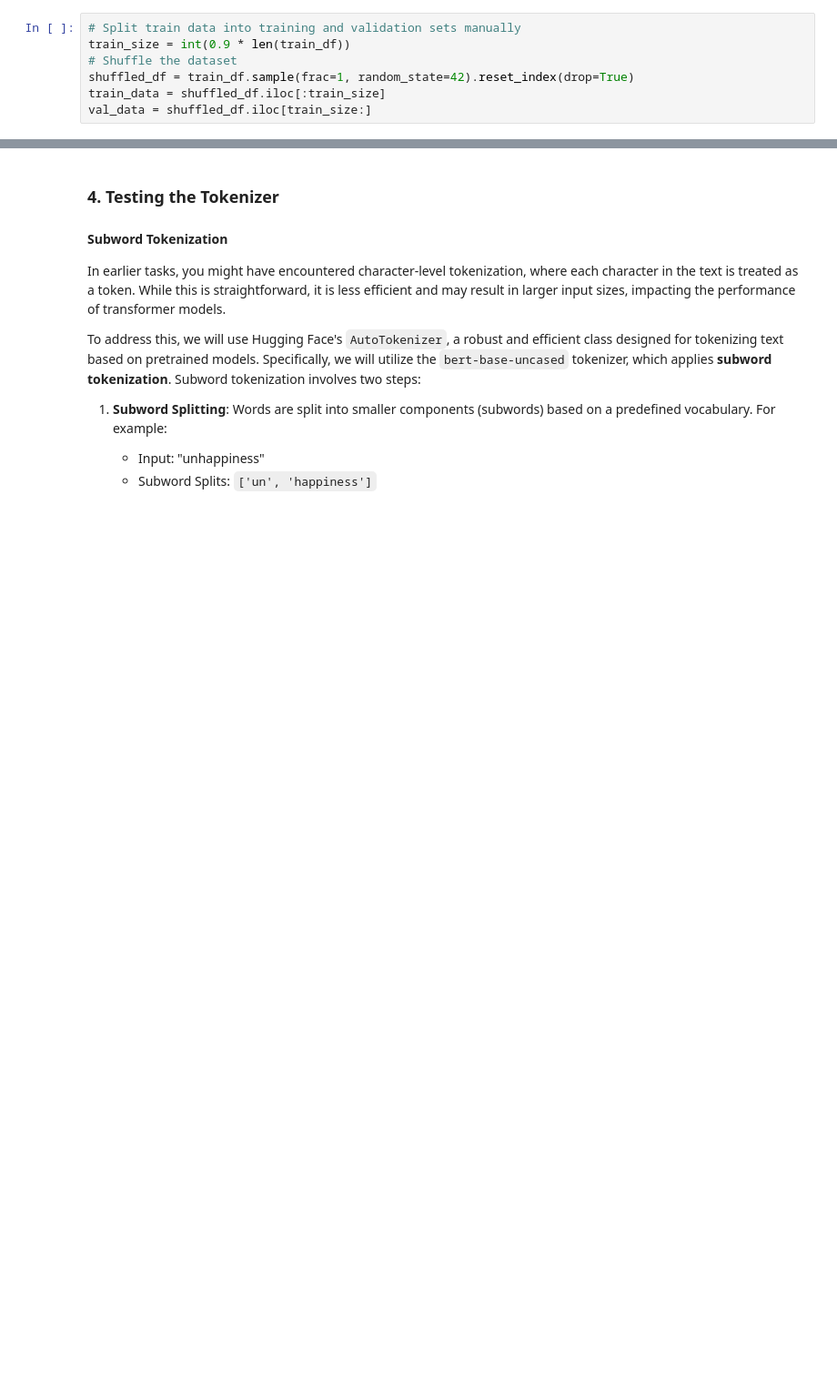
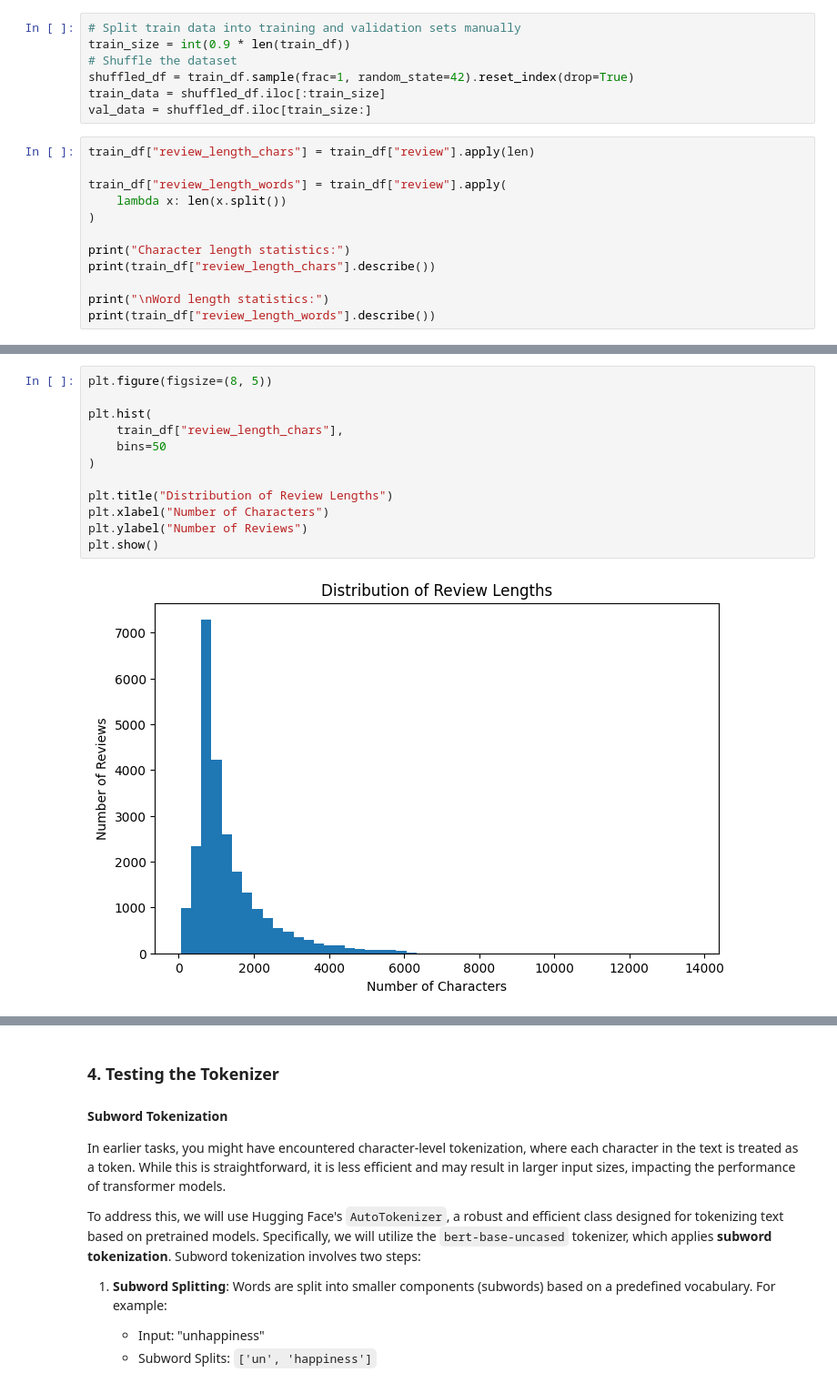
Before and after one commit to subikshasrig/AWSAIMLTransformer, a Jupyter notebook: SentimentScope.ipynb, the cells around one changed output, grey strips where cells are left out. Shown at 91% size. Cells and saved outputs as stored; diff of their text form; blank space fills up the shorter version.

```diff
--- a/SentimentScope.ipynb
+++ b/SentimentScope.ipynb
@@ -203,3 +392,15 @@ train_size = int(0.9 * len(train_df))
 shuffled_df = train_df.sample(frac=1, random_state=42).reset_index(drop=True)
 train_data = shuffled_df.iloc[:train_size]
 val_data = shuffled_df.iloc[train_size:]
+# %%
+train_df["review_length_chars"] = train_df["review"].apply(len)
+
+train_df["review_length_words"] = train_df["review"].apply(
+    lambda x: len(x.split())
+)
+
+print("Character length statistics:")
+print(train_df["review_length_chars"].describe())
+
+print("\nWord length statistics:")
+print(train_df["review_length_words"].describe())
@@ -205,0 +425,14 @@ val_data = shuffled_df.iloc[train_size:]
+# %%
+plt.figure(figsize=(8, 5))
+
+plt.hist(
+    train_df["review_length_chars"],
+    bins=50
+)
+
+plt.title("Distribution of Review Lengths")
+plt.xlabel("Number of Characters")
+plt.ylabel("Number of Reviews")
+plt.show()
+# %% [output]
+[figure, added]
```
Also changed, not shown: parts of 38 cells of this notebook.
